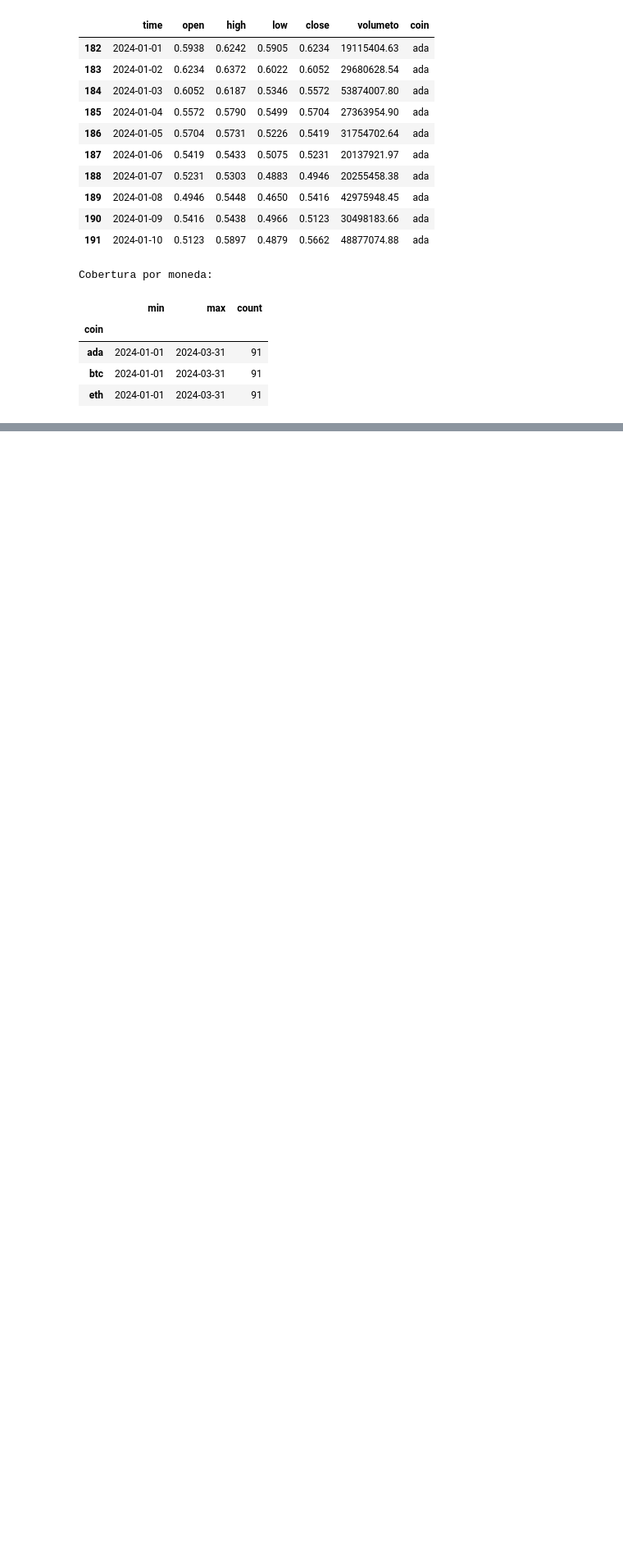
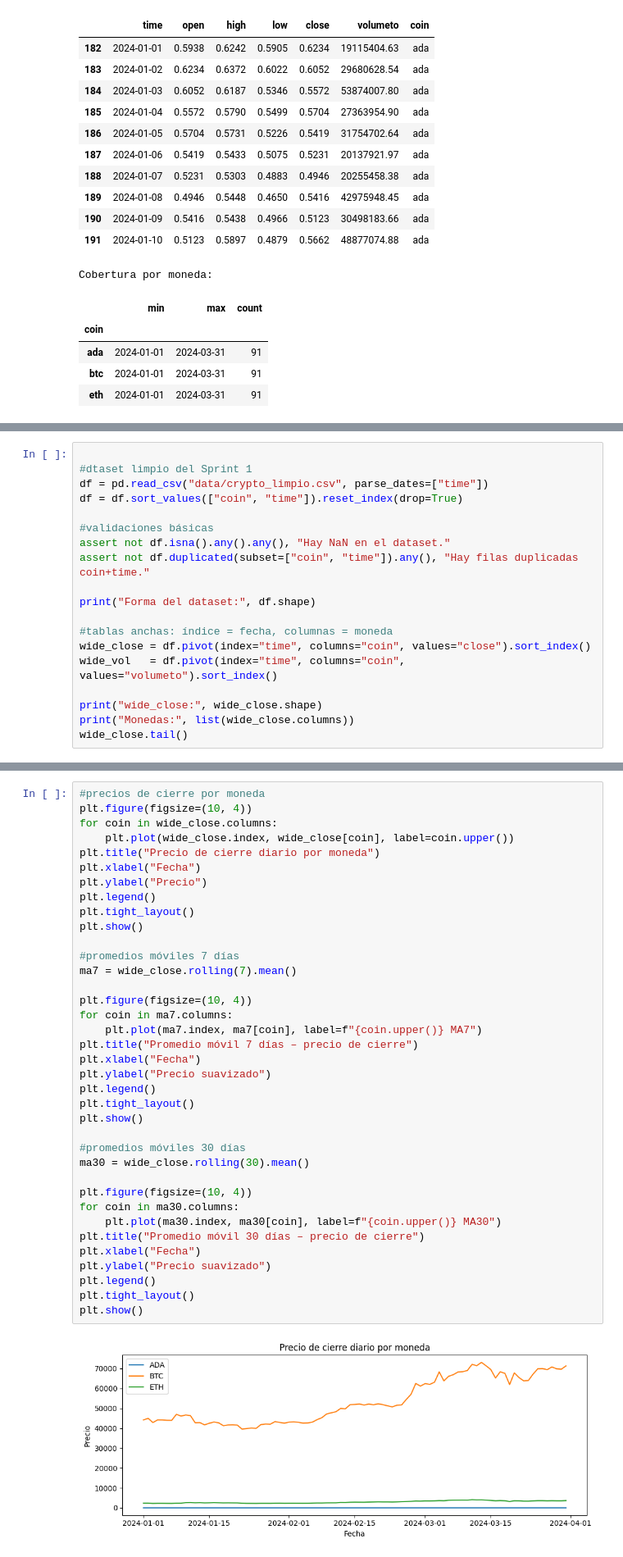
Before and after one commit to JuanFandino21/crypto_proyecto, a Jupyter notebook: crypto.ipynb, the cells around one changed output, grey strips where cells are left out. Shown at 82% size. Drawn from its saved outputs; the diff is of its cells as text; blank space fills up the shorter version.

```diff
--- a/crypto.ipynb
+++ b/crypto.ipynb
@@ -263,0 +284,19 @@ Cobertura por moneda:
+# %%
+
+#dtaset limpio del Sprint 1
+df = pd.read_csv("data/crypto_limpio.csv", parse_dates=["time"])
+df = df.sort_values(["coin", "time"]).reset_index(drop=True)
+
+#validaciones básicas
+assert not df.isna().any().any(), "Hay NaN en el dataset."
+assert not df.duplicated(subset=["coin", "time"]).any(), "Hay filas duplicadas coin+time."
+
+print("Forma del dataset:", df.shape)
+
+#tablas anchas: índice = fecha, columnas = moneda
+wide_close = df.pivot(index="time", columns="coin", values="close").sort_index()
+wide_vol   = df.pivot(index="time", columns="coin", values="volumeto").sort_index()
+
+print("wide_close:", wide_close.shape)
+print("Monedas:", list(wide_close.columns))
+wide_close.tail()
@@ -263,0 +318,39 @@ Cobertura por moneda:
+# %%
+#precios de cierre por moneda
+plt.figure(figsize=(10, 4))
+for coin in wide_close.columns:
+    plt.plot(wide_close.index, wide_close[coin], label=coin.upper())
+plt.title("Precio de cierre diario por moneda")
+plt.xlabel("Fecha")
+plt.ylabel("Precio")
+plt.legend()
+plt.tight_layout()
+plt.show()
+
+#promedios móviles 7 días
+ma7 = wide_close.rolling(7).mean()
+
+plt.figure(figsize=(10, 4))
+for coin in ma7.columns:
+    plt.plot(ma7.index, ma7[coin], label=f"{coin.upper()} MA7")
+plt.title("Promedio móvil 7 días – precio de cierre")
+plt.xlabel("Fecha")
+plt.ylabel("Precio suavizado")
+plt.legend()
+plt.tight_layout()
+plt.show()
+
+#promedios móviles 30 días
+ma30 = wide_close.rolling(30).mean()
+
+plt.figure(figsize=(10, 4))
+for coin in ma30.columns:
+    plt.plot(ma30.index, ma30[coin], label=f"{coin.upper()} MA30")
+plt.title("Promedio móvil 30 días – precio de cierre")
+plt.xlabel("Fecha")
+plt.ylabel("Precio suavizado")
+plt.legend()
+plt.tight_layout()
+plt.show()
+# %% [output]
+[figure, added]
```
Also changed, not shown: parts of 29 cells of this notebook, 6 other files.
